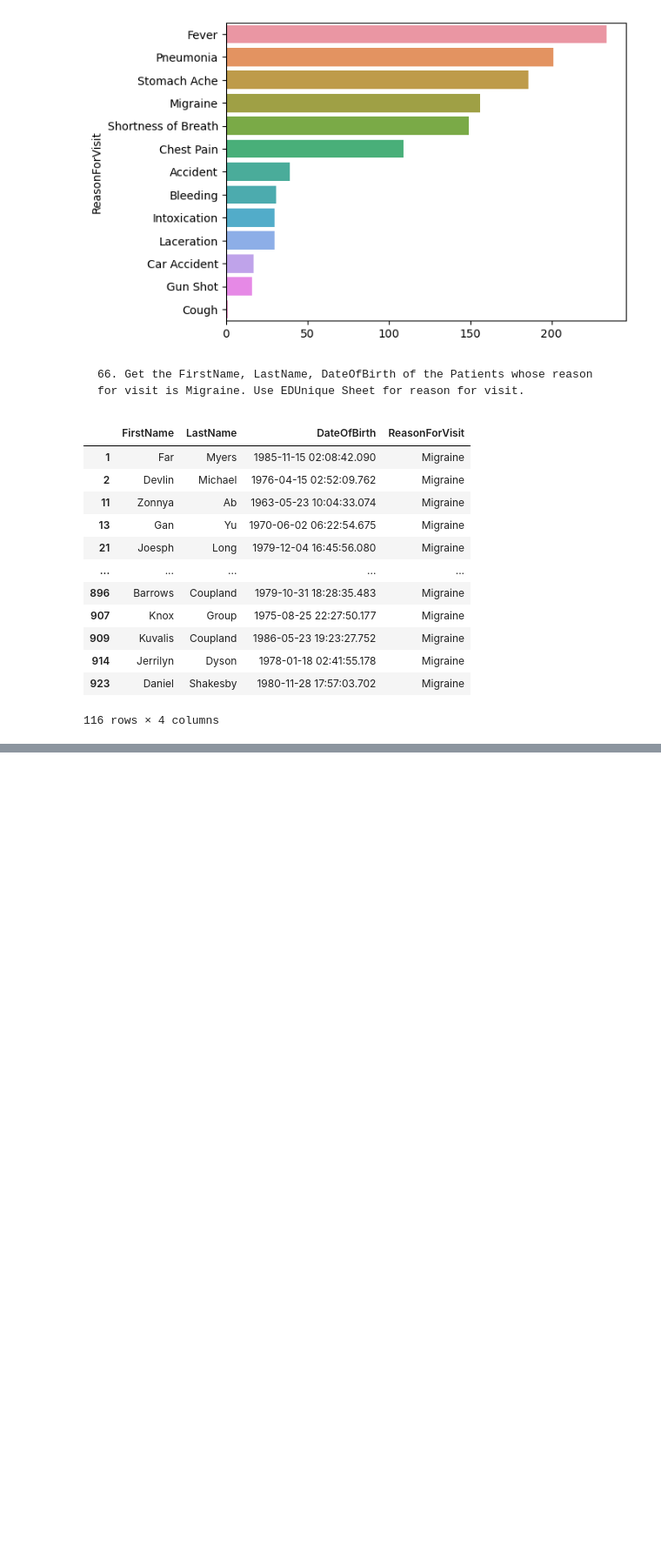
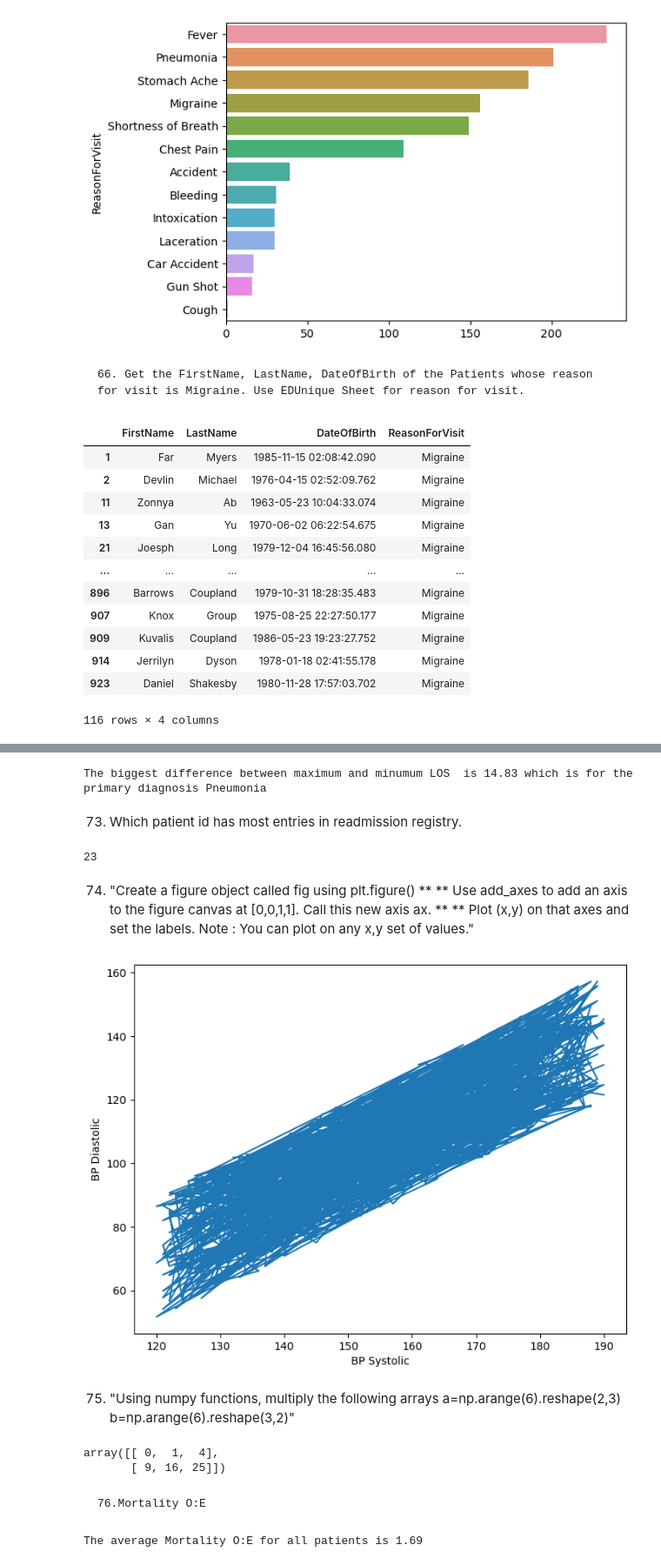
Before and after one commit to ManishaRao06/Python-Hackathon-Winners-Team-Data-Pyrates, a Jupyter notebook: Data Pyrates 61_80.ipynb, the cells around one changed output, grey strips where cells are left out. Shown: that part at 87% size. Cells and saved outputs as stored; diff of their text form; code cells hidden in the pictures; blank space fills up the shorter version.

```diff
--- a/Data Pyrates 61_80.ipynb
+++ b/Data Pyrates 61_80.ipynb
@@ -181,0 +251,53 @@ pd.merge(df_PA,df_EDU,on = 'PatientID',how ='inner')[['FirstName', 'LastName', '
+# %%
+LOS = pd.merge(df_ReAd.groupby(['PrimaryDiagnosis'])['ExpectedLOS'].min(),df_ReAd.groupby(['PrimaryDiagnosis'])['ExpectedLOS'].max(), right_index=True, left_index=True)
+LOS ['difference'] = d['ExpectedLOS_y'] - d['ExpectedLOS_x']
+
+print('The biggest difference between maximum and minumum LOS  is ' + str(round(LOS['difference'] .max(),2)) + ' which is for the primary diagnosis ' + str(LOS['difference'] .idxmax()))
+# %% [output]
+The biggest difference between maximum and minumum LOS  is 14.83 which is for the primary diagnosis Pneumonia
+# %% [markdown]
+73. Which patient id has most entries in readmission registry.
+# %%
+df_ReAd['count']= df_ReAd.groupby(['PatientID']).size()
+df_ReAd['count'].idxmax()
+# %% [output]
+23
+# %% [markdown]
+74. "Create a figure object called fig using plt.figure() **
+ ** Use add_axes to add an axis to the figure canvas at [0,0,1,1]. Call this new axis ax. **
+ ** Plot (x,y) on that axes and set the labels.
+ Note : You can plot on any x,y set of values."
+# %%
+fig =plt.figure()
+new_axis = fig.add_axes([0, 0, 1, 1])
+x = df_AmbV['BloodPressureSystolic']
+y = df_AmbV['BloodPressureDiastolic']
+plt.plot(x,y)
+
+plt.xlabel("BP Systolic")
+plt.ylabel("BP Diastolic")
+
+plt.show()
+# %% [output]
+[figure, added]
+# %% [markdown]
+75. "Using numpy functions, multiply the following arrays
+a=np.arange(6).reshape(2,3)
+b=np.arange(6).reshape(3,2)"
+# %%
+a=np.arange(6).reshape(2,3)
+b=np.arange(6).reshape(3,2)
+c = np.multiply(a,b.reshape(2,3))
+c
+# %% [output]
+array([[ 0,  1,  4],
+       [ 9, 16, 25]])
+# %% [markdown]
+    76.Mortality O:E
+# %%
+df_Dis.loc[ df_Dis["DischargeDisposition"] == 'Expired', "Observed Mortality"] = 1
+df_Dis.loc[ df_Dis["DischargeDisposition"] != 'Expired', "Observed Mortality"] = 0
+df_Dis["Mortality O:E"] = df_Dis["Observed Mortality"]/df_Dis["ExpectedMortality"]
+print("The average Mortality O:E for all patients is " + str(round(df_Dis["Mortality O:E"].mean(),2)))
+# %% [output]
+The average Mortality O:E for all patients is 1.69
```
Also changed, not shown: parts of 11 cells of this notebook.
